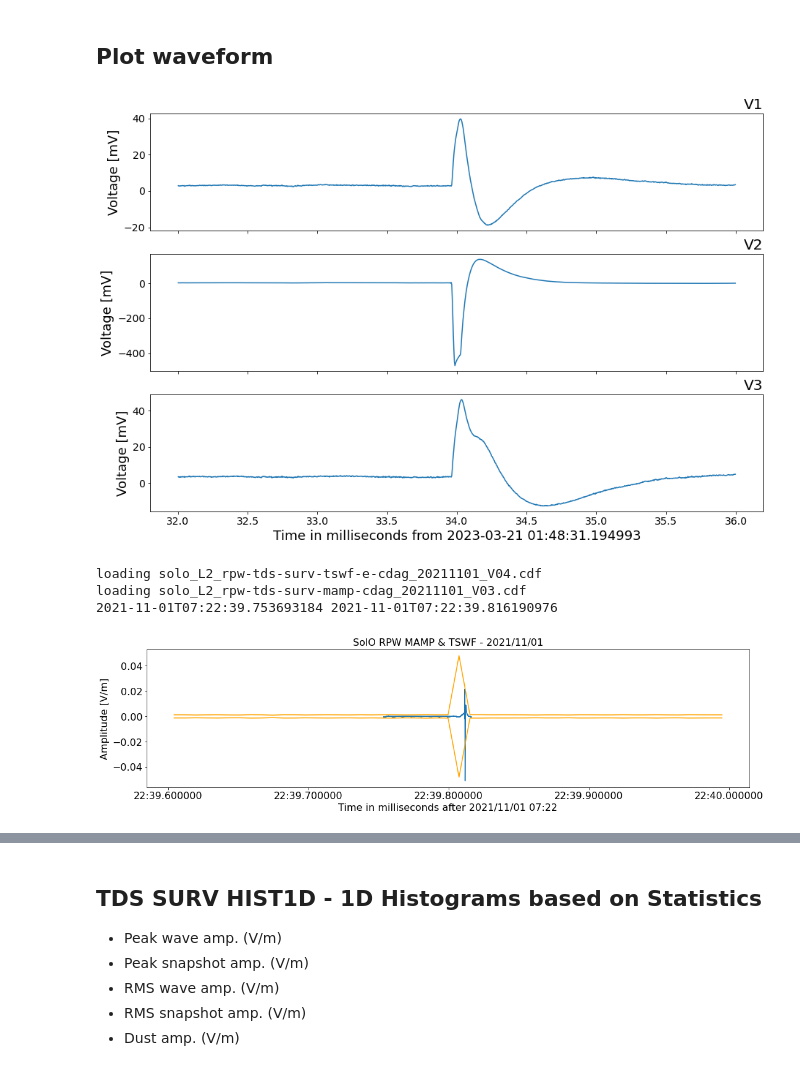
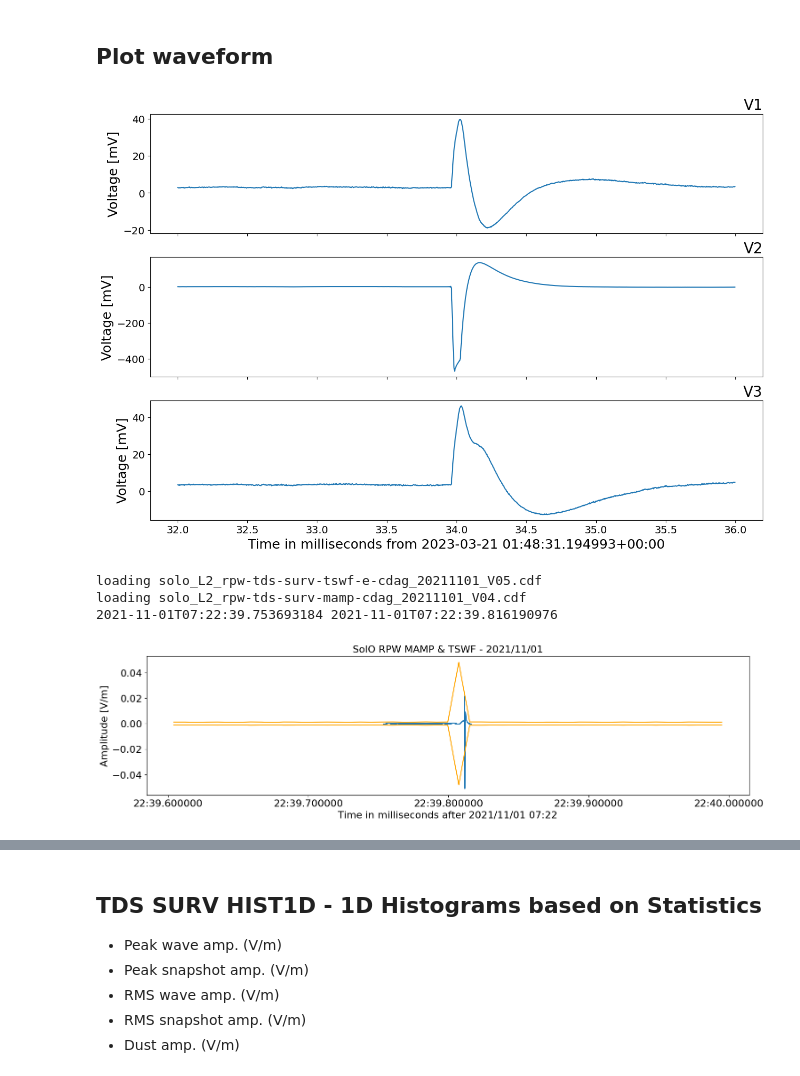
Before and after one commit to david-pisa/TDS_jupyter, a Jupyter notebook: RPW_TDS_data_tutorial_20241018_DUSTY.ipynb, the cells around one changed output, grey strips where cells are left out. Saved outputs shown, nothing was run; the diff lists cells and outputs as text; code cells hidden in the pictures.

```diff
--- a/RPW_TDS_data_tutorial_20241018_DUSTY.ipynb
+++ b/RPW_TDS_data_tutorial_20241018_DUSTY.ipynb
@@ -196,32 +196,35 @@ loading solo_L2_rpw-tds-surv-tswf-e-cdag_20230321_V04.cdf
 # %%
 # Waveform plot
 """
     Plot TDS-TSWF snapshot
     Select snaphost #100, do conversion ANT->SRF coordinates, !! only Y, Z components !!
     Plot waveform
 """
 # find TSWF records with DUST label, i.e. DOWNLINK_INFO[1] == 2
-ind = np.asarray(tswf['DOWNLINK_INFO'][:,1] == 2).nonzero()[0]
+ind = np.asarray(tswf['DOWNLINK_REASON'][:] == 2).nonzero()[0]
 rec = ind[2]
 t0 = cdflib.epochs.CDFepoch.to_datetime(tswf['Epoch'][rec])[0]
-t0 = datetime.datetime.utcfromtimestamp(t0.astype(int) * 1e-9)
+t0 = datetime.datetime.fromtimestamp(t0.astype(int) * 1e-9, datetime.UTC)
 nsamp = tswf['SAMPS_PER_CH'][rec]
 sr = tswf['SAMPLING_RATE'][rec]
 ww = get_monopole_ant(tswf, index=rec) * 1e3 # V -> mV
 time = np.array(range(0, nsamp) / sr * 1e3) # time vector in milliseconds
 idx = np.asarray((time > 32) & (time < 36)).nonzero()[0]
 fig, axs = plt.subplots(3, 1, figsize=(15, 10), sharex=True, facecolor='white')
 for i in [0, 1, 2]:
     ax = axs[i]
     ax.plot(time[idx], ww[i, idx])
     ax.set_ylabel('Voltage [mV]', fontsize=18)
-    ax.set_title(f'V{i+1}', loc='right', fontsize=20)
+    if tswf['CHANNEL_OVERFLOW'][rec,i]==1:
+        ax.set_title(f'V{i+1} saturated', color='red', loc='right', fontsize=20)
+    else:
+        ax.set_title(f'V{i+1}', loc='right', fontsize=20)
     ax.tick_params(labelsize=14)
 axs[-1].set_xlabel(f'Time in milliseconds from {t0}', fontsize=18)
 
 plt.show()
 # %% [output]
-[figure, old version]
+[figure, new version]
 # %%
 date = (2021, 11, 1, 7, 22, 39, 600)
 tlen = 0.4
@@ -237,7 +240,7 @@ mamp['WAVEFORM_DATA'][np.asarray(mamp['WAVEFORM_DATA'] < 0).nonzero()] = float('
 
 fig, ax = plt.subplots(figsize=(15, 4), layout='constrained', sharex=True)
 t0 = ep[0]
-t0 = datetime.datetime.utcfromtimestamp(t0.astype(int) * 1e-9)
+t0 = datetime.datetime.fromtimestamp(t0.astype(int) * 1e-9, datetime.UTC)
 sdate = t0.strftime('%Y/%m/%d')
 print(times[0], times[-1])
 ax.plot(times, rswf['WAVEFORM_DATA'][snap_nr, 1, :])
@@ -254,8 +257,8 @@ plt.xticks(fontsize=16)
 plt.yticks(fontsize=16)
 plt.show()
 # %% [output]
-loading solo_L2_rpw-tds-surv-tswf-e-cdag_20211101_V04.cdf
-loading solo_L2_rpw-tds-surv-mamp-cdag_20211101_V03.cdf
+loading solo_L2_rpw-tds-surv-tswf-e-cdag_20211101_V05.cdf
+loading solo_L2_rpw-tds-surv-mamp-cdag_20211101_V04.cdf
 2021-11-01T07:22:39.753693184 2021-11-01T07:22:39.816190976
 [figure]
 # %%
```
Also changed, not shown: parts of 6 cells of this notebook.
